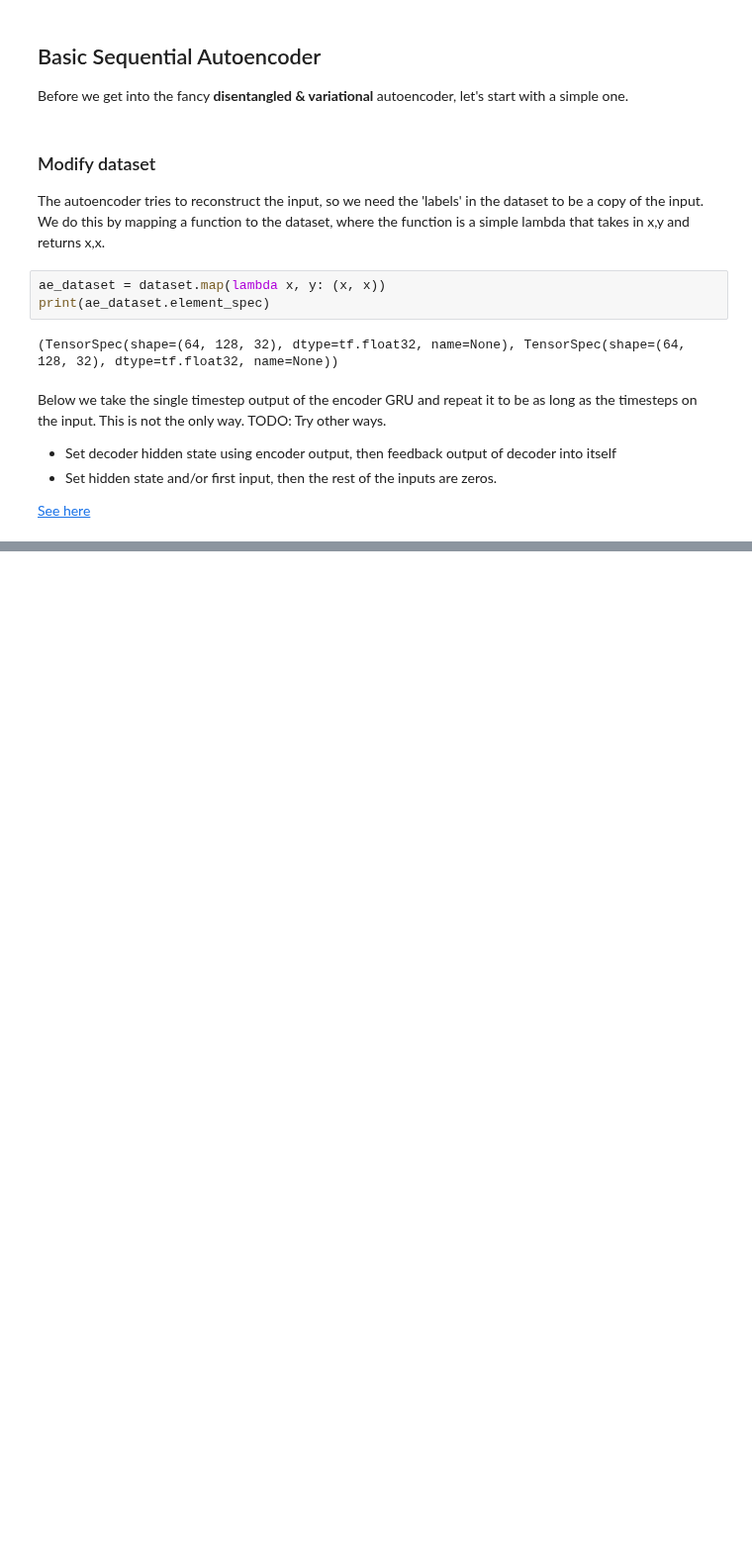
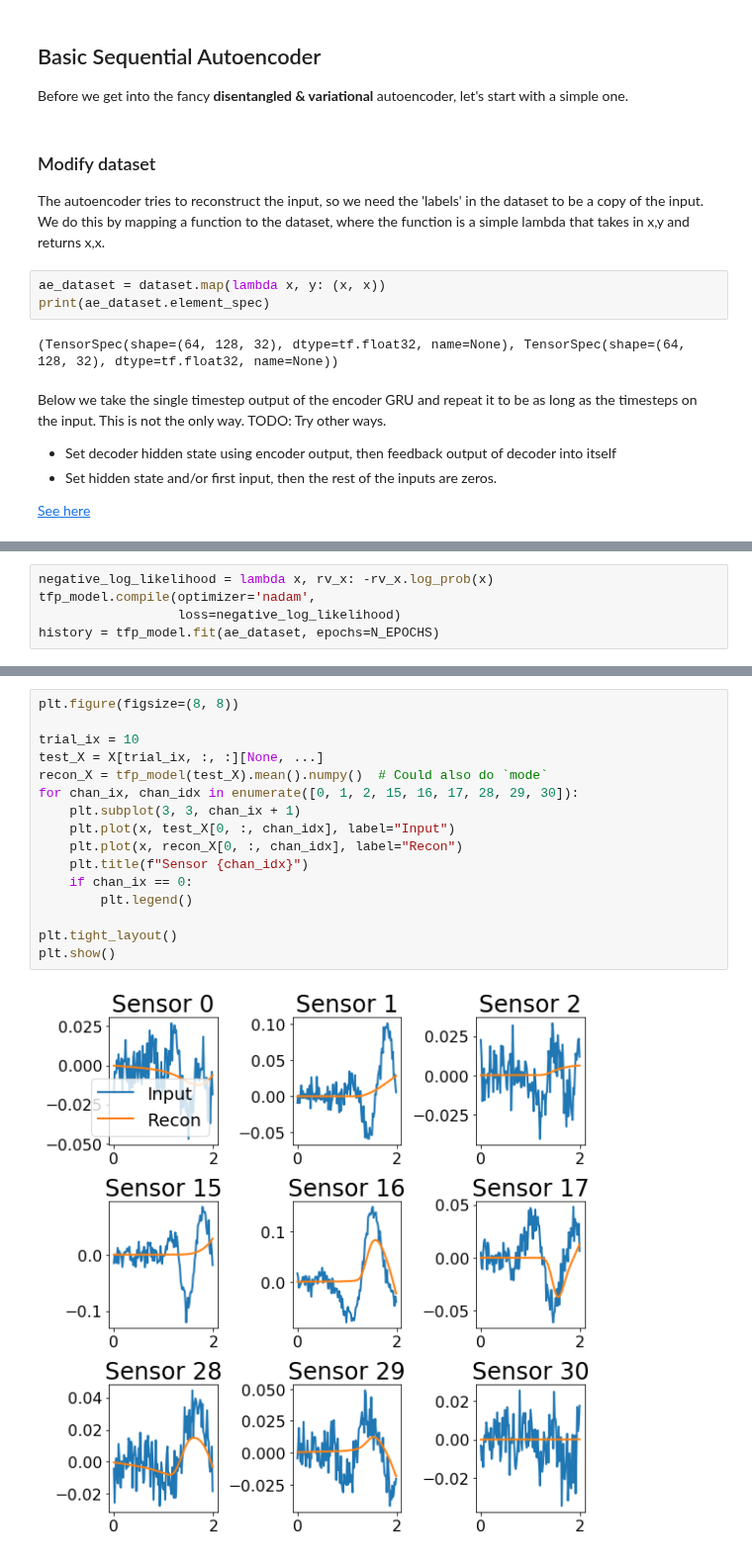
Before and after one commit to SachsLab/IntracranialNeurophysDL, a Jupyter notebook: notebooks/06_03_DisentangledSequentialAE_TFP.ipynb, the cells around one changed output, grey strips where cells are left out. Shown at 99% size. Drawn from its saved outputs; the diff is of its cells as text; blank space fills up the shorter version.

```diff
--- a/notebooks/06_03_DisentangledSequentialAE_TFP.ipynb
+++ b/notebooks/06_03_DisentangledSequentialAE_TFP.ipynb
@@ -428,0 +509,5 @@ plt.show()
+# %%
+negative_log_likelihood = lambda x, rv_x: -rv_x.log_prob(x)
+tfp_model.compile(optimizer='nadam',
+                  loss=negative_log_likelihood)
+history = tfp_model.fit(ae_dataset, epochs=N_EPOCHS)
@@ -428,0 +532,18 @@ plt.show()
+# %%
+plt.figure(figsize=(8, 8))
+
+trial_ix = 10
+test_X = X[trial_ix, :, :][None, ...]
+recon_X = tfp_model(test_X).mean().numpy()  # Could also do `mode`
+for chan_ix, chan_idx in enumerate([0, 1, 2, 15, 16, 17, 28, 29, 30]):
+    plt.subplot(3, 3, chan_ix + 1)
+    plt.plot(x, test_X[0, :, chan_idx], label="Input")
+    plt.plot(x, recon_X[0, :, chan_idx], label="Recon")
+    plt.title(f"Sensor {chan_idx}")
+    if chan_ix == 0:
+        plt.legend()
+
+plt.tight_layout()
+plt.show()
+# %% [output]
+[figure, added]
```
Also changed, not shown: parts of 18 cells of this notebook, 1 other file.
